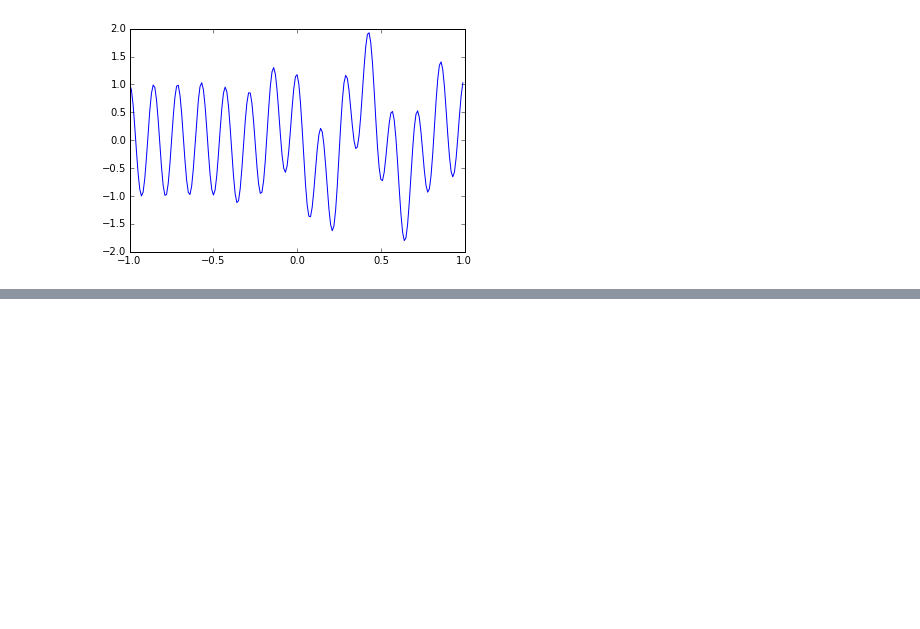
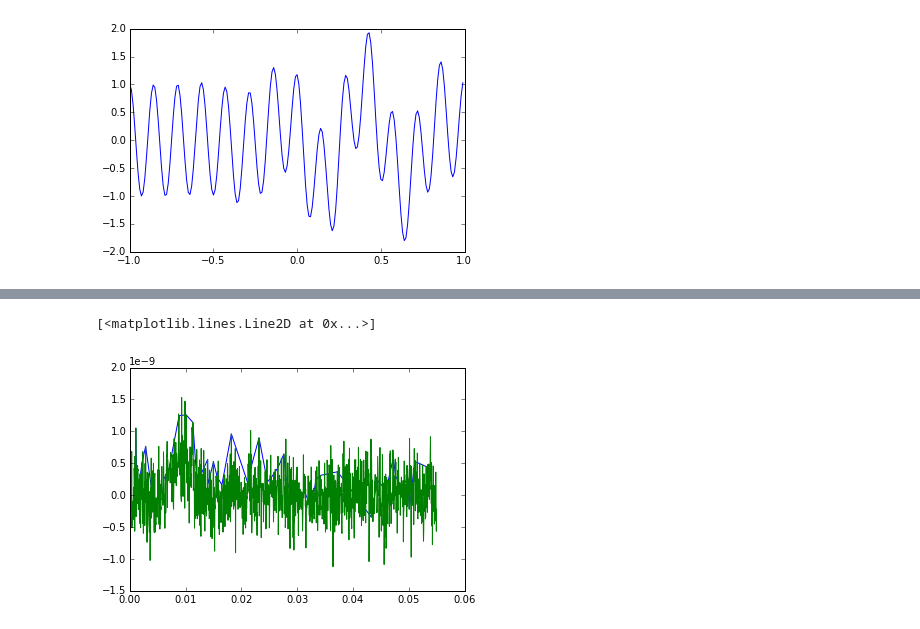
Before and after one commit to DanielKeith93/Python_Notebooks, a Jupyter notebook: Practice/wavelet detection.ipynb, the cells around one changed output, grey strips where cells are left out. Saved outputs shown, nothing was run; the diff lists cells and outputs as text; code cells hidden in the pictures; blank space fills up the shorter version.

```diff
--- a/Practice/wavelet detection.ipynb
+++ b/Practice/wavelet detection.ipynb
@@ -85,0 +130,4 @@ plt.show()
+# %%
+data = bessel_lowpass_filter(sqr_pulse( 0, time1, t_up_out, t_down_in, deltaI ) + A_n * random.normal( 0, 1, points ), lowcut,fs, order=8)
+peakind = signal.find_peaks_cwt(data, np.arange(1,10))
+peakind, time1[peakind], data[peakind]
@@ -85,0 +152,6 @@ plt.show()
+# %%
+plot( time1[peakind], data[peakind] )
+plot ( time1, data )
+# %% [output]
+[<matplotlib.lines.Line2D at 0x...>]
+[figure, added]
```
Also changed, not shown: parts of 11 cells of this notebook, 7 other files.
